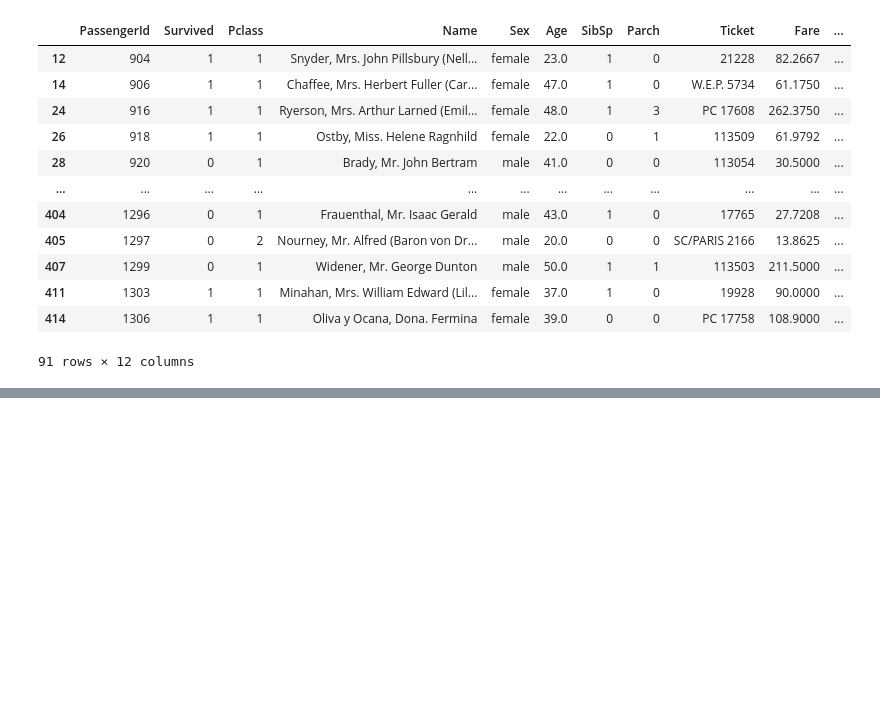
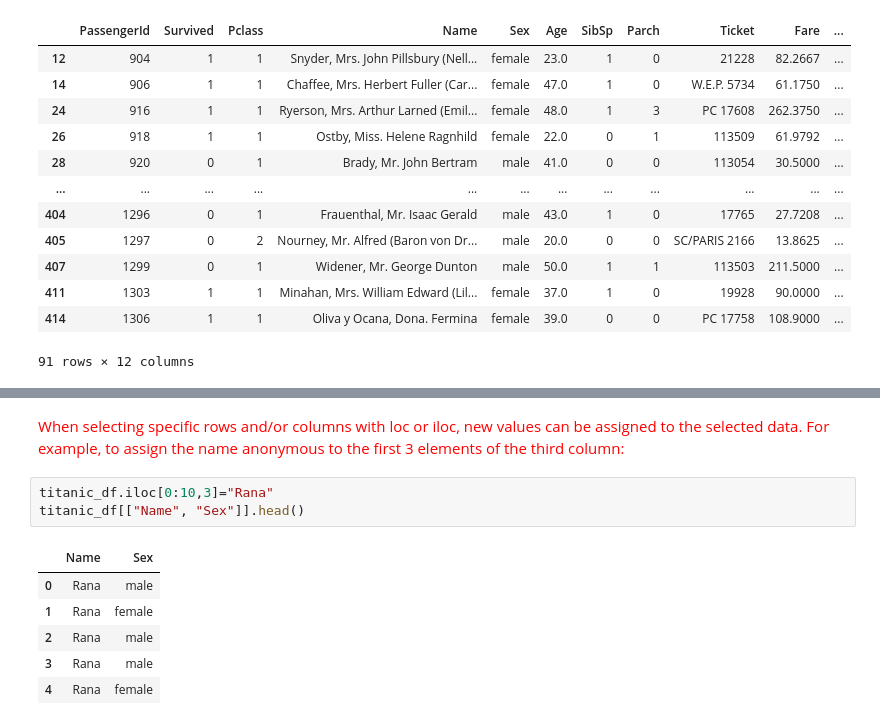
Before and after one commit to Jrana1/myCoolDataScienceLearning, a Jupyter notebook: pandas/IntroToPandas.ipynb, the cells around one changed output, grey strips where cells are left out. Drawn from its saved outputs; the diff is of its cells as text; blank space fills up the shorter version.

```diff
--- a/IntroToPandas.ipynb
+++ b/pandas/IntroToPandas.ipynb
@@ -306,0 +335,12 @@ titanic_df[titanic_df['Cabin'].notna()]
+# %% [markdown]
+<p style="color:red" >When selecting specific rows and/or columns with <span style="font-size:bold">loc or iloc, new values can be assigned to the selected data. For example, to assign the name anonymous to the first 3 elements of the third column:</p>
+# %%
+titanic_df.iloc[0:10,3]="Rana"
+titanic_df[["Name", "Sex"]].head()
+# %% [output]
+|  | Name | Sex |
+| 0 | Rana | male |
+| 1 | Rana | female |
+| 2 | Rana | male |
+| 3 | Rana | male |
+| 4 | Rana | female |
```
Also changed, not shown: parts of 7 cells of this notebook.
